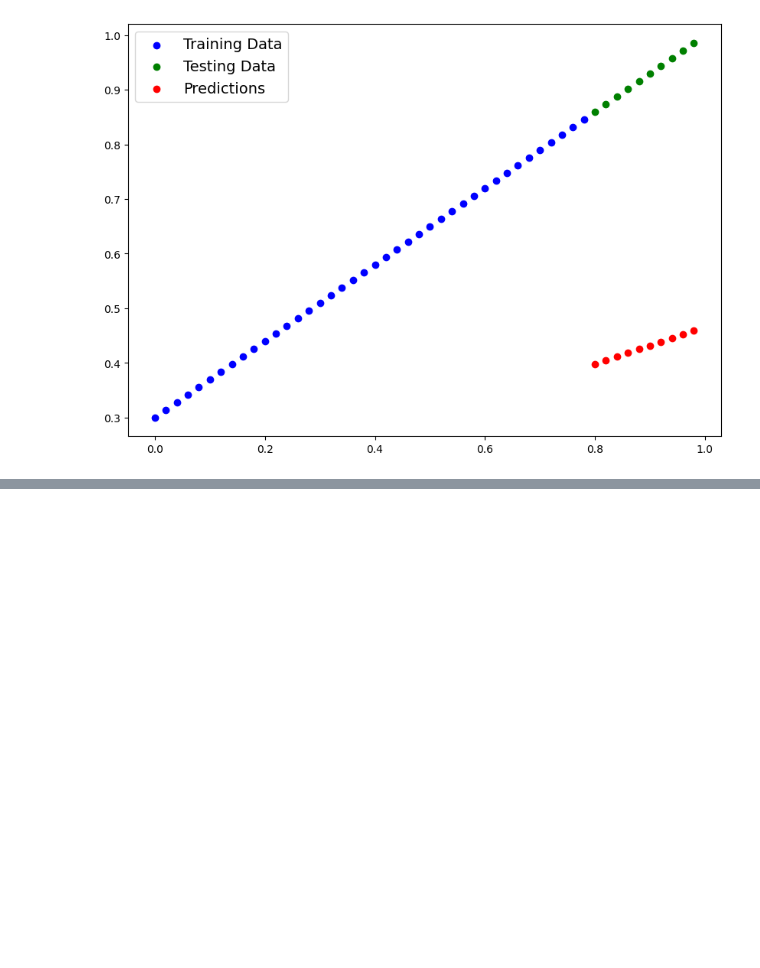
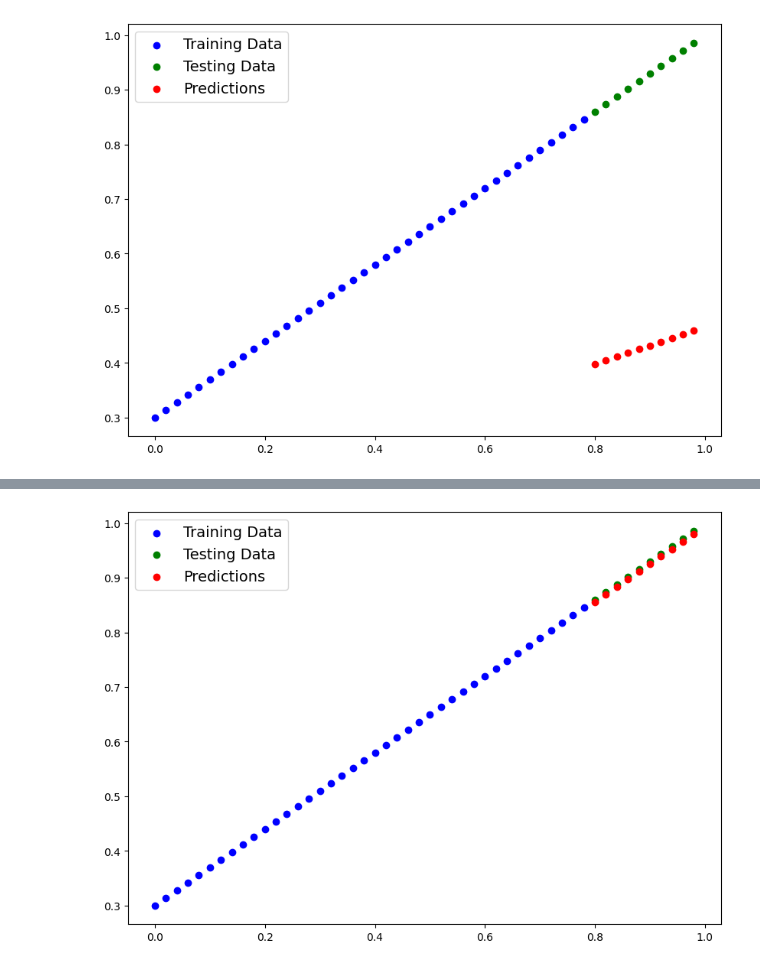
Before and after one commit to RD191295/Pytorch-Tutorials, a Jupyter notebook: 01_Pytorch_Workflow.ipynb, the cells around one changed output, grey strips where cells are left out. Saved outputs shown, nothing was run; the diff lists cells and outputs as text; code cells hidden in the pictures; blank space fills up the shorter version.

```diff
--- a/01_Pytorch_Workflow.ipynb
+++ b/01_Pytorch_Workflow.ipynb
@@ -189,0 +212,7 @@ plot_predictions(predictions = y_preds)
+# %%
+# Setup a loss function
+loss_fn = nn.L1Loss()
+
+# setup an Optimizer
+Optimizer = torch.optim.SGD(params = model_0.parameters(),
+                            lr = 0.01)# lr ---> learning rate
@@ -189,0 +229,23 @@ plot_predictions(predictions = y_preds)
+# %%
+# An epoch is one loop through the data
+epochs = 200
+
+# Loop through the data
+for epochs in range(epochs):
+  # set the model to training mode
+  model_0.train() # train mode in PyTorch Sets all parameters that requires gradients
+
+  # Forward Pass
+  y_pred = model_0.forward(X_train)
+
+  # calculate loss
+  loss = loss_fn(y_train, y_pred)
+
+  #Optimizer zero grad
+  Optimizer.zero_grad()
+
+  # backward prapogation
+  loss.backward()
+
+  # step the optimizer
+  Optimizer.step()
@@ -189,0 +259,5 @@ plot_predictions(predictions = y_preds)
+# %%
+with torch.inference_mode():
+  y_preds = model_0(X_test)
+
+y_preds
@@ -189,0 +275,5 @@ plot_predictions(predictions = y_preds)
+# %%
+#ploting graph with predictions
+plot_predictions(predictions = y_preds)
+# %% [output]
+[figure, added]
```
Also changed, not shown: parts of 5 cells of this notebook.
